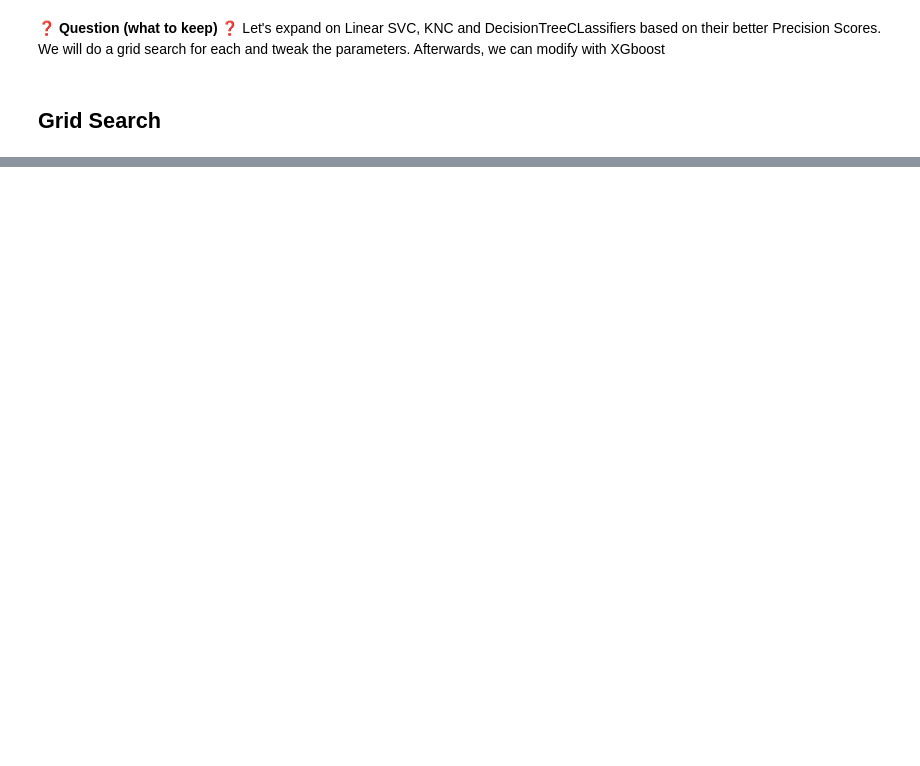
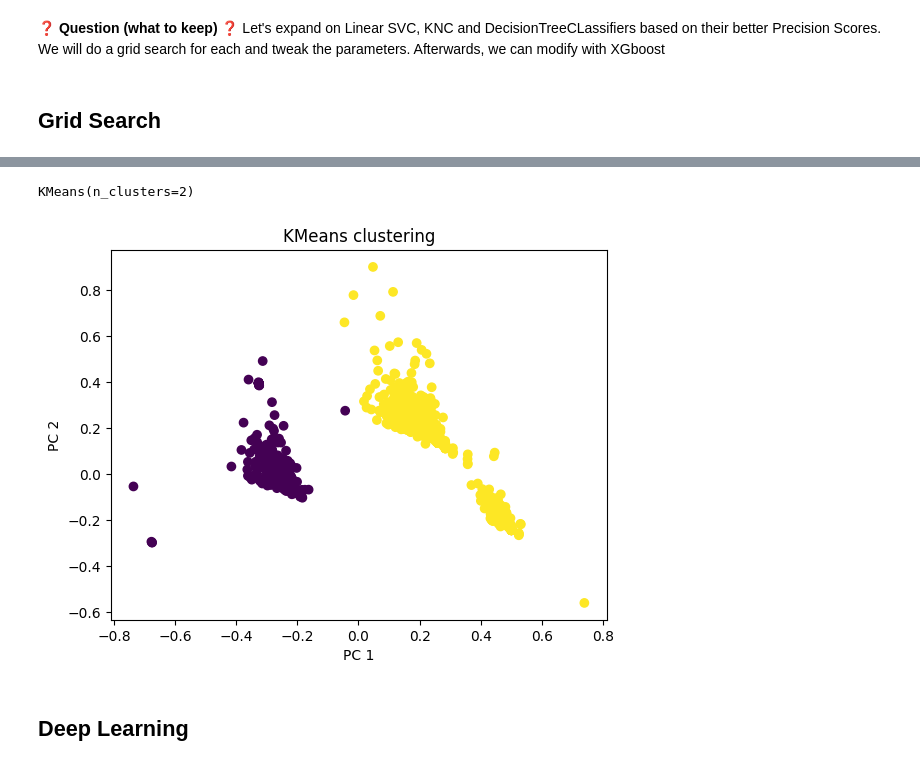
Before and after one commit to alexhalenke/Predicting_Purchase_Intention, a Jupyter notebook: notebooks/laolu_notebook.ipynb, the cells around one changed output, grey strips where cells are left out. Drawn from its saved outputs; the diff is of its cells as text; code cells hidden in the pictures; blank space fills up the shorter version.

```diff
--- a/notebooks/laolu_notebook.ipynb
+++ b/notebooks/laolu_notebook.ipynb
@@ -123,0 +518,15 @@ We will do a grid search for each and tweak the parameters. Afterwards, we can m
+# %%
+from sklearn.cluster import KMeans
+
+# Fit K-means
+km = KMeans(n_clusters=2)
+km.fit(X_proj)
+# %% [output]
+KMeans(n_clusters=2)
+# %%
+plt.scatter(X_proj.iloc[:,0], X_proj.iloc[:,1], c=km.labels_)
+plt.title('KMeans clustering'); plt.xlabel('PC 1'); plt.ylabel('PC 2');
+# %% [output]
+[figure, added]
+# %% [markdown]
+## Deep Learning
```
Also changed, not shown: parts of 56 cells of this notebook, 4 other files.
